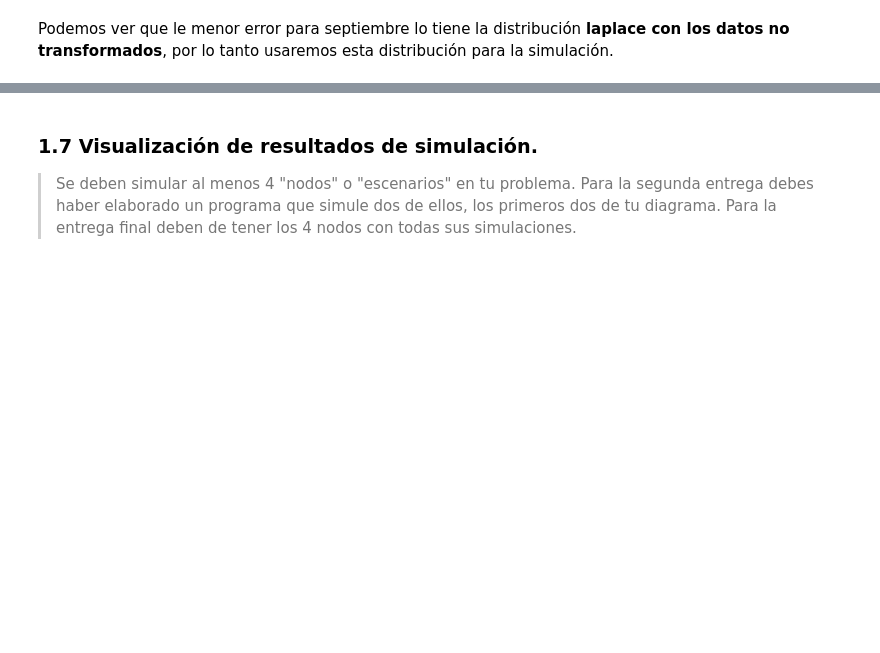
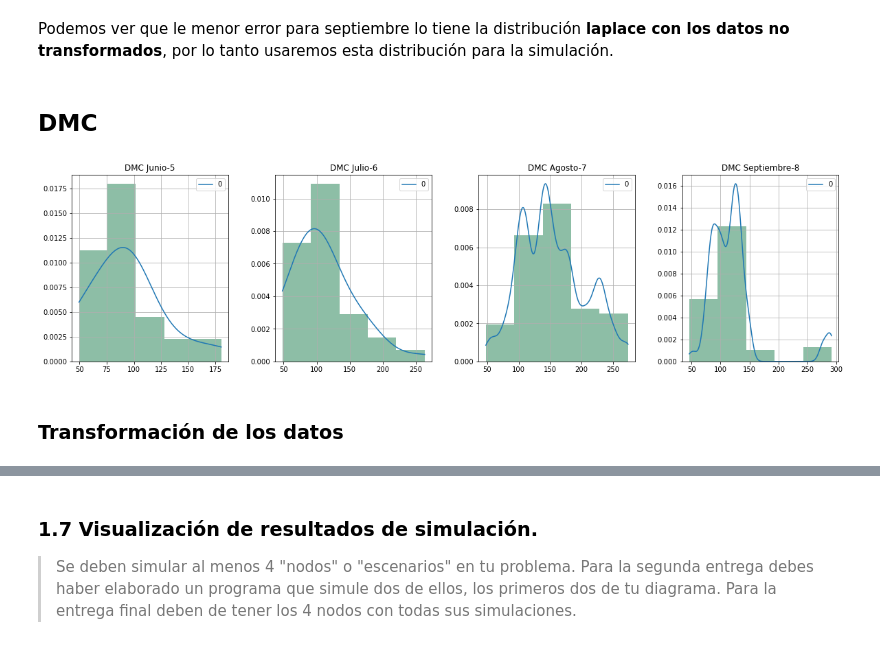
Before and after one commit to Aranzazu-R/Proyecto_Sim_FlavioyAranzazu, a Jupyter notebook: GuiaProyectoFinal-Borrador.ipynb, the cells around one changed output, grey strips where cells are left out. Cells and saved outputs as stored; diff of their text form; code cells hidden in the pictures; blank space fills up the shorter version.

```diff
--- a/GuiaProyectoFinal-Borrador.ipynb
+++ b/GuiaProyectoFinal-Borrador.ipynb
@@ -1639,3 +1639,12 @@ comparar(isi_trans[3], 10, bestt4_isi.tolist(), isi4ttp,ex_isi[3])
 [figure]
 # %% [markdown]
 Podemos ver que le menor error para septiembre lo tiene la distribución **laplace con los datos no transformados**, por lo tanto usaremos esta distribución para la simulación.
+# %% [markdown]
+## DMC
+# %%
+fig, ax = plt.subplots(1,4, figsize = [20,5])
+[KDE_plot2(dmc_his[i],ex_dmc[i], 'DMC '+meses[i], ax = ax[i], c= '#8DBEA6') for i in range(4)];
+# %% [output]
+[figure, added]
+# %% [markdown]
+### Transformación de los datos
```
Also changed, not shown: parts of 87 cells of this notebook, 1 other file.
